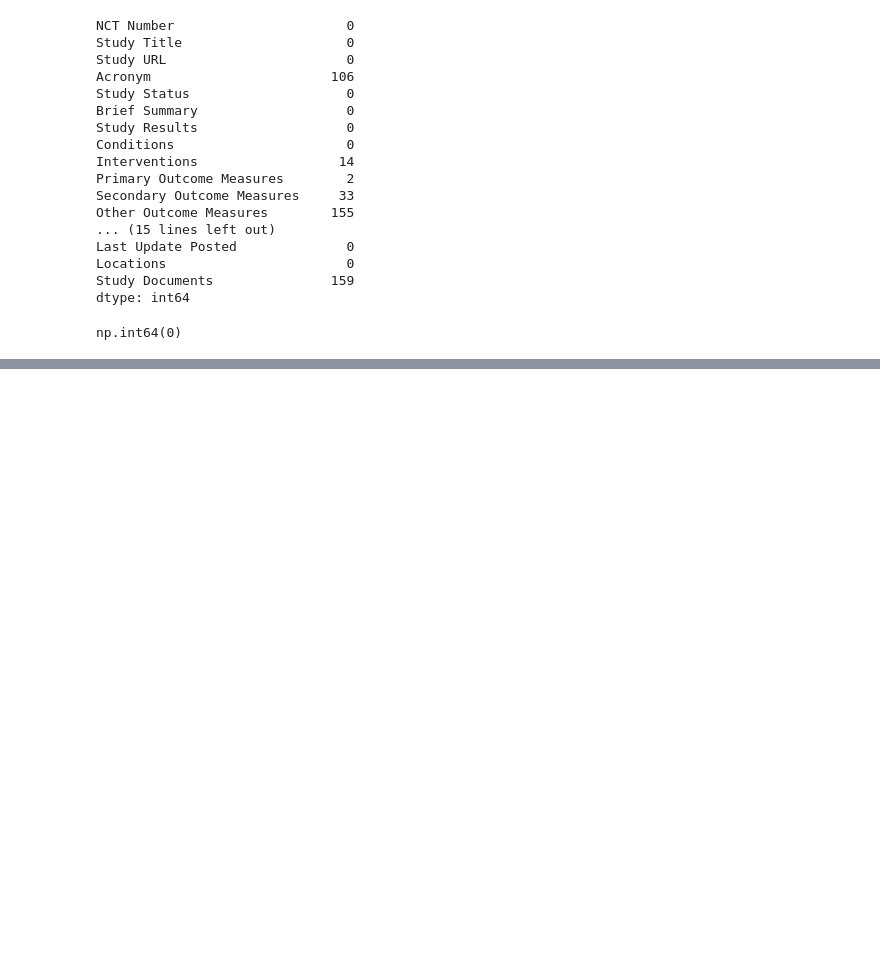
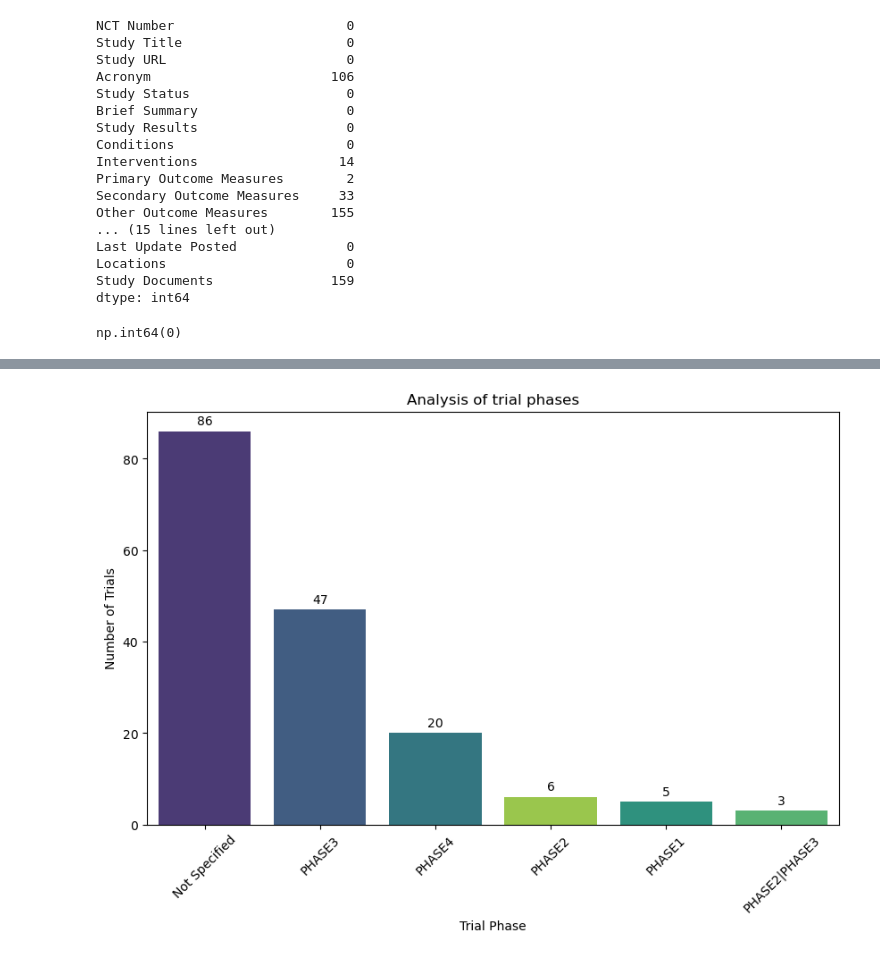
Before and after one commit to aliza0811/Hypertension-Clinical-Trial-Analysis, a Jupyter notebook: HYPERTENSION.ipynb, the cells around one changed output, grey strips where cells are left out. Cells and saved outputs as stored; diff of their text form; code cells hidden in the pictures; blank space fills up the shorter version.

```diff
--- a/HYPERTENSION.ipynb
+++ b/HYPERTENSION.ipynb
@@ -62,0 +63,2 @@ columns_to_drop = ['Acronym', 'Study URL',
+# %%
+df_lean=df.drop(columns=columns_to_drop, errors='ignore')
@@ -62,0 +98,15 @@ columns_to_drop = ['Acronym', 'Study URL',
+# %%
+#dropping rows where the critical timeline is missing
+df_clean=df_lean.dropna(subset=['Start Date', 'Completion Date']).copy()
+# %%
+#converting data string to actual datetime objects
+df_clean['Start Date']=pd.to_datetime(df_clean['Start Date'],errors='coerce')
+df_clean['Completion Date']=pd.to_datetime(df_clean['Completion Date'],errors='coerce')
+#calculating trial duration
+df_clean['Duration_days']=(df_clean['Completion Date']-df_clean['Start Date']).dt.days
+# %%
+#fill up the gaps
+df_clean['Phases']=df_clean['Phases'].fillna('Not Specified')
+df_clean['Interventions']=df_clean['Interventions'].fillna('Not Specified')
+df_clean['Study Design']=df_clean['Study Design'].fillna('Not Reported')
+df_clean['Enrollment']=df_clean['Enrollment'].fillna(0).astype(int)
@@ -62,0 +206,12 @@ columns_to_drop = ['Acronym', 'Study URL',
+# %%
+#Analysis of trial phases
+plt.figure(figsize=(10,6))
+ax=sns.countplot(data=df_clean,x='Phases',hue='Phases',order=df_clean['Phases'].value_counts().index,palette='viridis',legend=False)
+for container in ax.containers:ax.bar_label(container,padding=3)
+plt.title('Analysis of trial phases')
+plt.xlabel('Trial Phase')
+plt.ylabel('Number of Trials')
+plt.xticks(rotation=45)
+plt.show()
+# %% [output]
+[figure, added]
```
Also changed, not shown: parts of 16 cells of this notebook.
